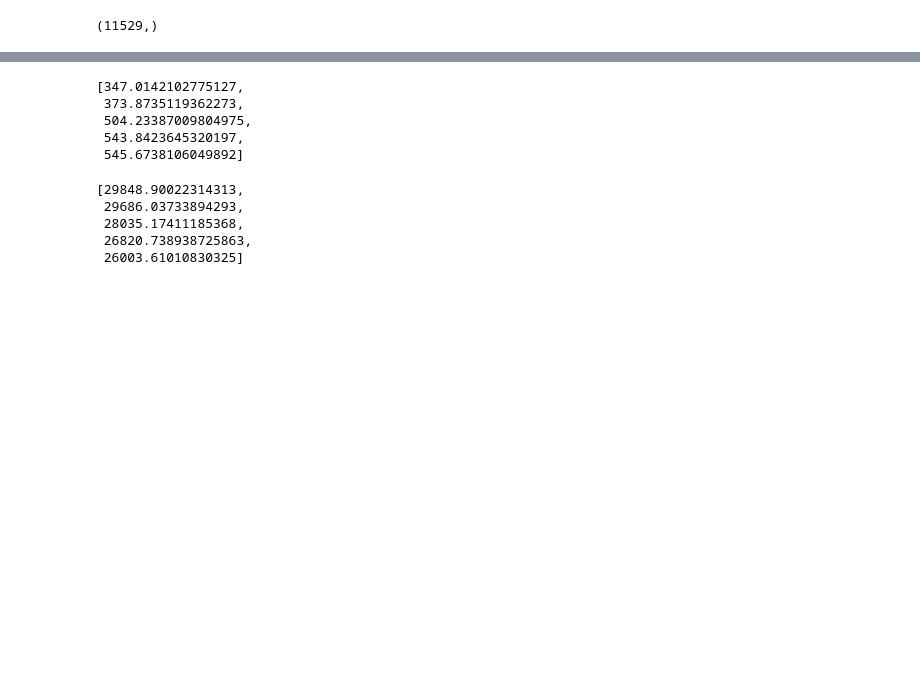
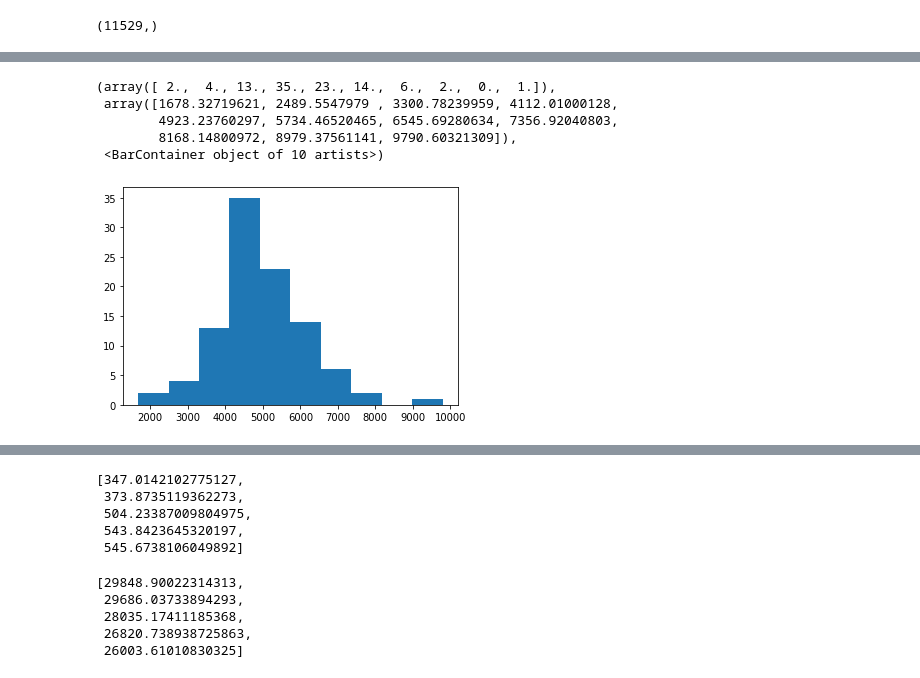
Before and after one commit to zamborg/NVFEL498, a Jupyter notebook: Notebooks/GeneralModeling.ipynb, the cells around one changed output, grey strips where cells are left out. Saved outputs shown, nothing was run; the diff lists cells and outputs as text; code cells hidden in the pictures; blank space fills up the shorter version.

```diff
--- a/Notebooks/GeneralModeling.ipynb
+++ b/Notebooks/GeneralModeling.ipynb
@@ -518,0 +521,9 @@ Displacement/Weight: 18.8231101377786
+# %%
+plt.hist(data.sort_values(by='SpeedAverage').iloc[:100]["Aggressiveness"])
+# %% [output]
+(array([ 2.,  4., 13., 35., 23., 14.,  6.,  2.,  0.,  1.]),
+ array([1678.32719621, 2489.5547979 , 3300.78239959, 4112.01000128,
+        4923.23760297, 5734.46520465, 6545.69280634, 7356.92040803,
+        8168.14800972, 8979.37561141, 9790.60321309]),
+ <BarContainer object of 10 artists>)
+[figure, added]
```
Also changed, not shown: parts of 18 cells of this notebook, 2 other files.
